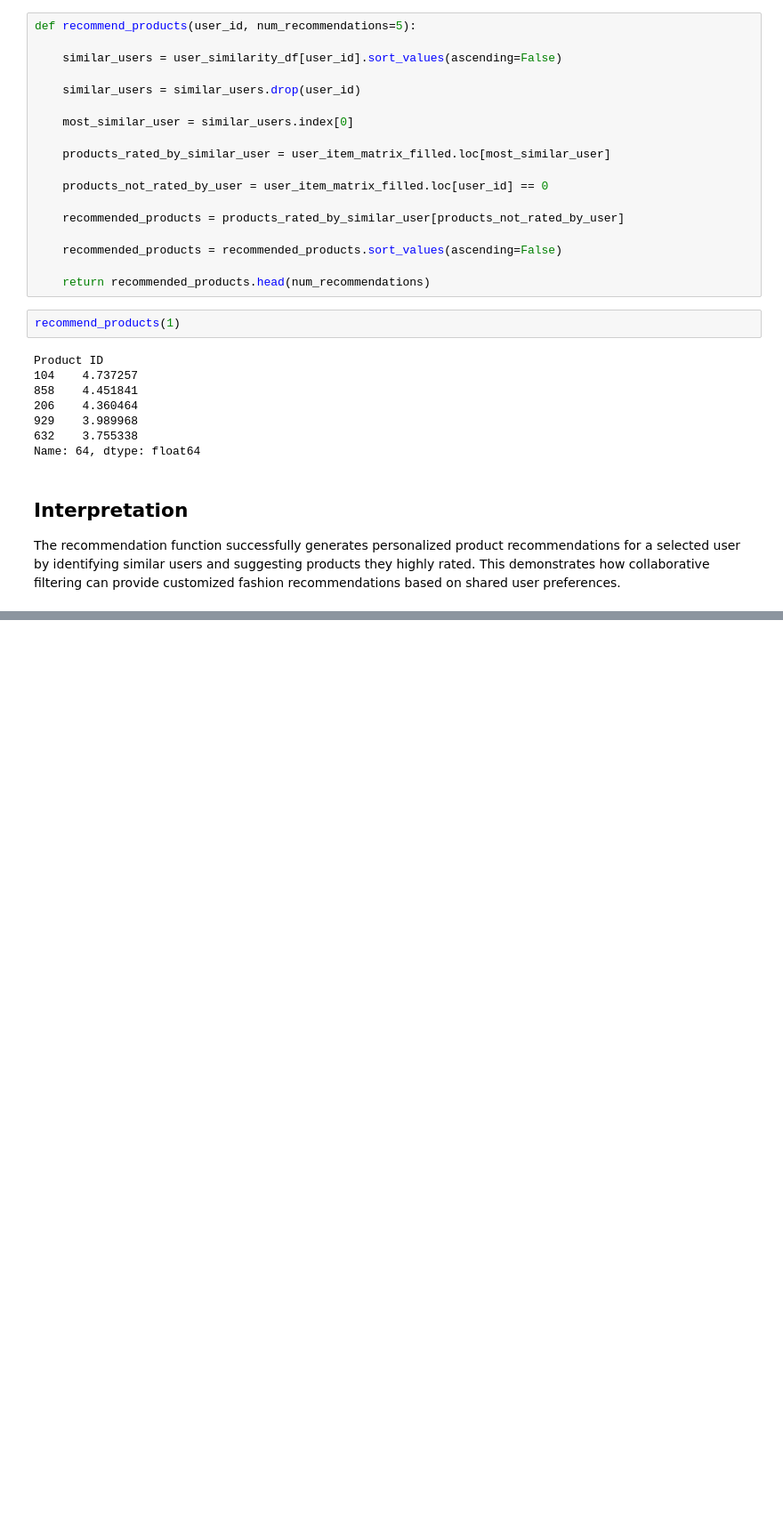
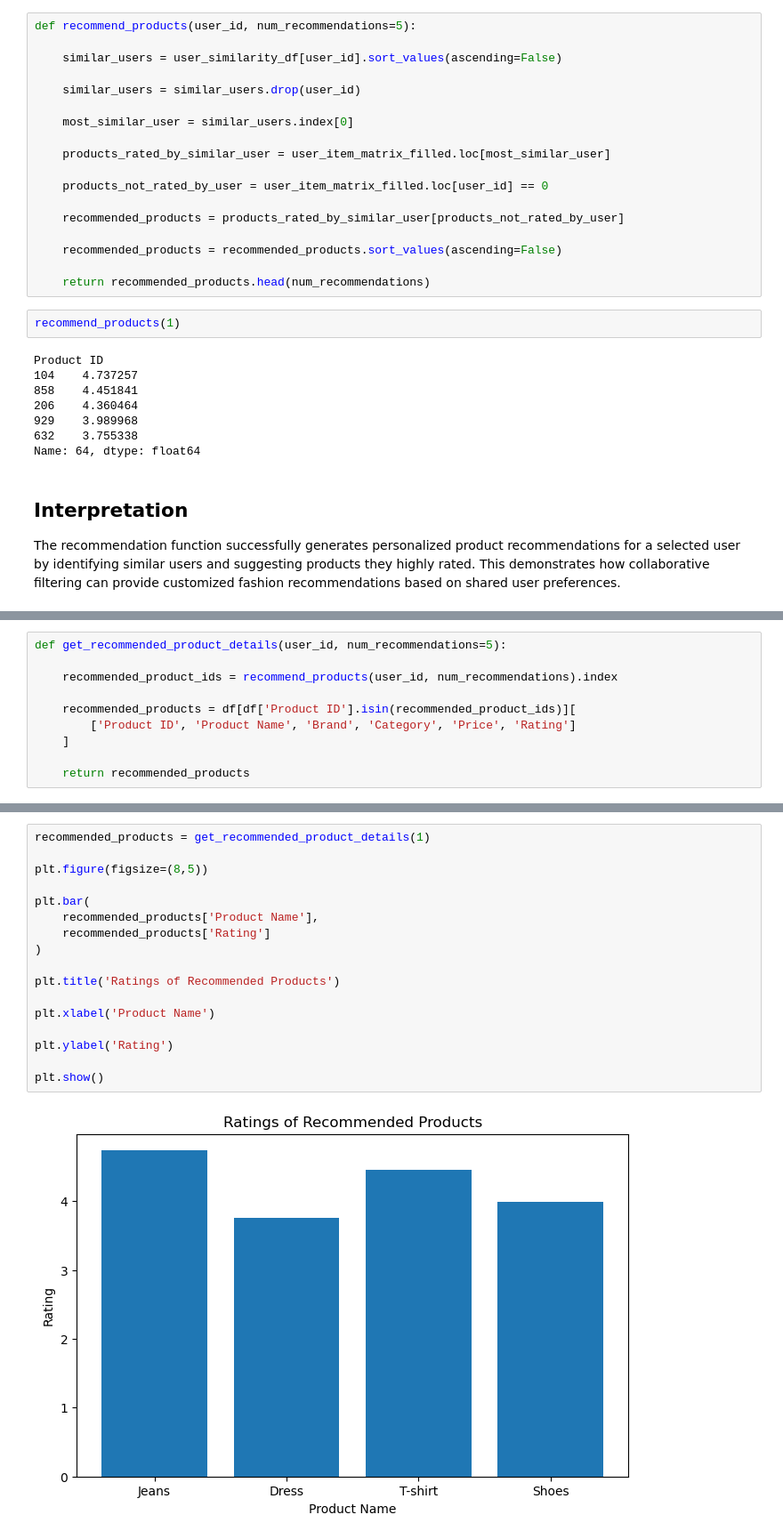
Before and after one commit to soniacherop-source/fashion-recommendation-system, a Jupyter notebook: 02_data_preprocessing_and_modeling.ipynb, the cells around one changed output, grey strips where cells are left out. Shown at 89% size. Saved outputs shown, nothing was run; the diff lists cells and outputs as text; blank space fills up the shorter version.

```diff
--- a/02_data_preprocessing_and_modeling.ipynb
+++ b/02_data_preprocessing_and_modeling.ipynb
@@ -160,0 +163,10 @@ The recommendation function successfully generates personalized product recommen
+# %%
+def get_recommended_product_details(user_id, num_recommendations=5):
+
+    recommended_product_ids = recommend_products(user_id, num_recommendations).index
+
+    recommended_products = df[df['Product ID'].isin(recommended_product_ids)][
+        ['Product ID', 'Product Name', 'Brand', 'Category', 'Price', 'Rating']
+    ]
+
+    return recommended_products
@@ -160,0 +204,19 @@ The recommendation function successfully generates personalized product recommen
+# %%
+recommended_products = get_recommended_product_details(1)
+
+plt.figure(figsize=(8,5))
+
+plt.bar(
+    recommended_products['Product Name'],
+    recommended_products['Rating']
+)
+
+plt.title('Ratings of Recommended Products')
+
+plt.xlabel('Product Name')
+
+plt.ylabel('Rating')
+
+plt.show()
+# %% [output]
+[figure, added]
```
Also changed, not shown: parts of 8 cells of this notebook.
